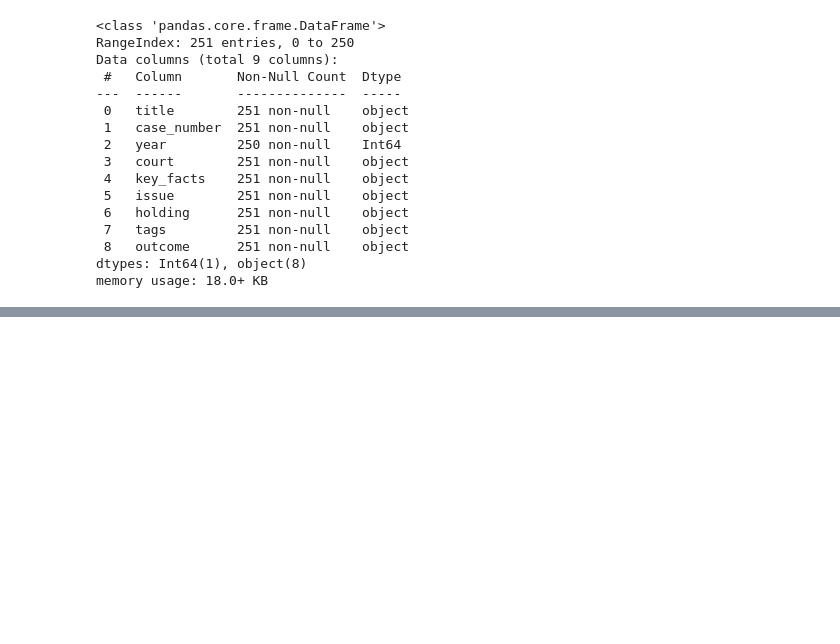
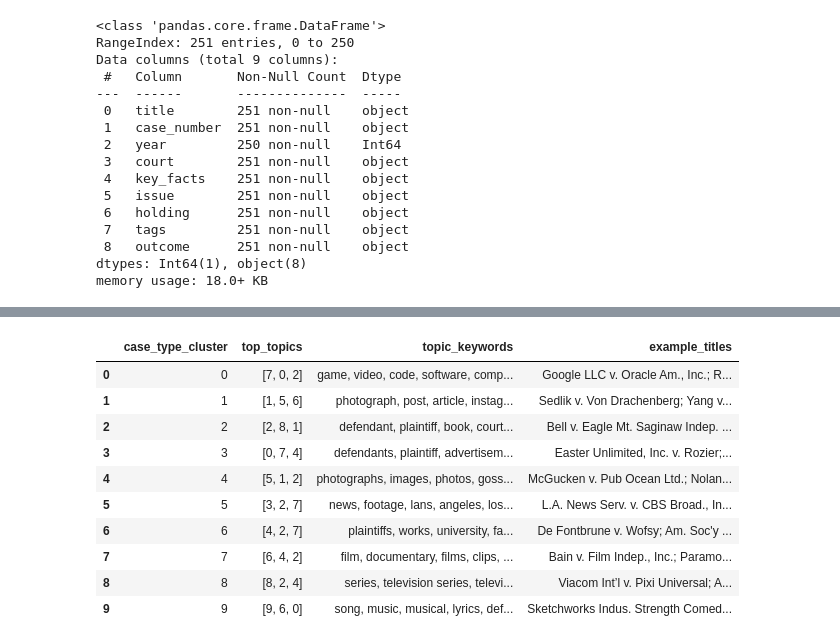
Before and after one commit to mqanaq/BA820-B1-Team13, a Jupyter notebook: M3_Fair_Use_Data_Integrated_Analysis_&_Synergy.ipynb, the cells around one changed output, grey strips where cells are left out. Drawn from its saved outputs; the diff is of its cells as text; code cells hidden in the pictures; blank space fills up the shorter version.

```diff
--- a/M3_Fair_Use_Data_Integrated_Analysis_&_Synergy.ipynb
+++ b/M3_Fair_Use_Data_Integrated_Analysis_&_Synergy.ipynb
@@ -231,0 +497,39 @@ fair_use_findings.head()
+# %%
+terms = nmf_results[10]["terms"]
+H = nmf_results[10]["model"].components_
+
+def top_words_for_topic(t, top_n=12):
+    idx = np.argsort(H[t])[-top_n:][::-1]
+    return [terms[i] for i in idx]
+
+topic_top_words = {t: top_words_for_topic(t, 12) for t in range(10)}
+
+# Summarize each case type cluster by its strongest average topics
+cluster_topic_means = pd.DataFrame(W).groupby(fair_use_findings["case_type_cluster"]).mean()
+cluster_top_topics = cluster_topic_means.apply(lambda row: list(np.argsort(row.values)[::-1][:3]), axis=1)
+
+summary_rows = []
+for c in sorted(fair_use_findings["case_type_cluster"].unique()):
+    top_topics = cluster_top_topics.loc[c]
+    ex = fair_use_findings[fair_use_findings["case_type_cluster"] == c].head(3)["title"].tolist()
+    summary_rows.append({
+        "case_type_cluster": c,
+        "top_topics": top_topics,
+        "topic_keywords": " | ".join([", ".join(topic_top_words[t][:8]) for t in top_topics]),
+        "example_titles": "; ".join(ex)
+    })
+
+cluster_summary = pd.DataFrame(summary_rows).sort_values("case_type_cluster")
+cluster_summary
+# %% [output]
+|  | case_type_cluster | top_topics | topic_keywords | example_titles |
+| 0 | 0 | [7, 0, 2] | game, video, code, software, comp... | Google LLC v. Oracle Am., Inc.; R... |
+| 1 | 1 | [1, 5, 6] | photograph, post, article, instag... | Sedlik v. Von Drachenberg; Yang v... |
+| 2 | 2 | [2, 8, 1] | defendant, plaintiff, book, court... | Bell v. Eagle Mt. Saginaw Indep. ... |
+| 3 | 3 | [0, 7, 4] | defendants, plaintiff, advertisem... | Easter Unlimited, Inc. v. Rozier;... |
+| 4 | 4 | [5, 1, 2] | photographs, images, photos, goss... | McGucken v. Pub Ocean Ltd.; Nolan... |
+| 5 | 5 | [3, 2, 7] | news, footage, lans, angeles, los... | L.A. News Serv. v. CBS Broad., In... |
+| 6 | 6 | [4, 2, 7] | plaintiffs, works, university, fa... | De Fontbrune v. Wofsy; Am. Soc'y ... |
+| 7 | 7 | [6, 4, 2] | film, documentary, films, clips, ... | Bain v. Film Indep., Inc.; Paramo... |
+| 8 | 8 | [8, 2, 4] | series, television series, televi... | Viacom Int’l v. Pixi Universal; A... |
+| 9 | 9 | [9, 6, 0] | song, music, musical, lyrics, def... | Sketchworks Indus. Strength Comed... |
```
Also changed, not shown: parts of 26 cells of this notebook.
